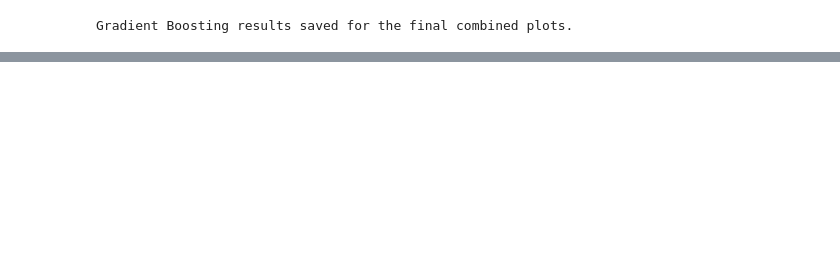
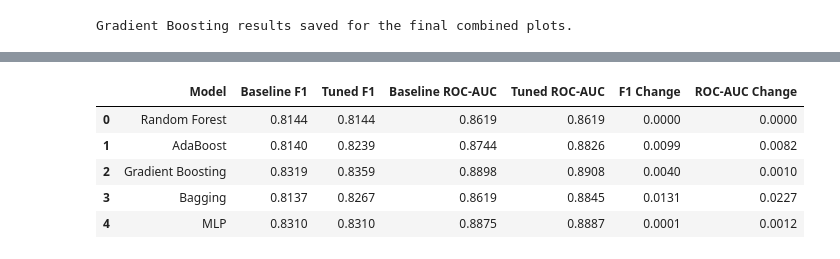
Before and after one commit to snehitha-araveti/ML-Capstone-Project-2026, a Jupyter notebook: notebooks/classification.ipynb, the cells around one changed output, grey strips where cells are left out. Drawn from its saved outputs; the diff is of its cells as text; code cells hidden in the pictures; blank space fills up the shorter version.

```diff
--- a/notebooks/classification.ipynb
+++ b/notebooks/classification.ipynb
@@ -2176,0 +2962,60 @@ Gradient Boosting results saved for the final combined plots.
+# %%
+
+# Compare baseline and tuned performance across all Part B models
+
+tuning_comparison = pd.DataFrame([
+    {
+        "Model": "Random Forest",
+        "Baseline F1": rf_baseline_metrics["F1-Score"],
+        "Tuned F1": rf_tuned_metrics["F1-Score"],
+        "Baseline ROC-AUC": rf_baseline_metrics["ROC-AUC"],
+        "Tuned ROC-AUC": rf_tuned_metrics["ROC-AUC"]
+    },
+    {
+        "Model": "AdaBoost",
+        "Baseline F1": adaboost_baseline_metrics["F1-Score"],
+        "Tuned F1": adaboost_tuned_metrics["F1-Score"],
+        "Baseline ROC-AUC": adaboost_baseline_metrics["ROC-AUC"],
+        "Tuned ROC-AUC": adaboost_tuned_metrics["ROC-AUC"]
+    },
+    {
+        "Model": "Gradient Boosting",
+        "Baseline F1": gb_baseline_metrics["F1-Score"],
+        "Tuned F1": gb_tuned_metrics["F1-Score"],
+        "Baseline ROC-AUC": gb_baseline_metrics["ROC-AUC"],
+        "Tuned ROC-AUC": gb_tuned_metrics["ROC-AUC"]
+    },
+    {
+        "Model": "Bagging",
+        "Baseline F1": bagging_baseline_metrics["F1-Score"],
+        "Tuned F1": bagging_tuned_metrics["F1-Score"],
+        "Baseline ROC-AUC": bagging_baseline_metrics["ROC-AUC"],
+        "Tuned ROC-AUC": bagging_tuned_metrics["ROC-AUC"]
+    },
+    {
+        "Model": "MLP",
+        "Baseline F1": mlp_baseline_metrics["F1-Score"],
+        "Tuned F1": mlp_tuned_metrics["F1-Score"],
+        "Baseline ROC-AUC": mlp_baseline_metrics["ROC-AUC"],
+        "Tuned ROC-AUC": mlp_tuned_metrics["ROC-AUC"]
+    }
+])
+
+tuning_comparison["F1 Change"] = (
+    tuning_comparison["Tuned F1"] -
+    tuning_comparison["Baseline F1"]
+)
+
+tuning_comparison["ROC-AUC Change"] = (
+    tuning_comparison["Tuned ROC-AUC"] -
+    tuning_comparison["Baseline ROC-AUC"]
+)
+
+display(tuning_comparison.round(4))
+# %% [output]
+|  | Model | Baseline F1 | Tuned F1 | Baseline ROC-AUC | Tuned ROC-AUC | F1 Change | ROC-AUC Change |
+| 0 | Random Forest | 0.8144 | 0.8144 | 0.8619 | 0.8619 | 0.0000 | 0.0000 |
+| 1 | AdaBoost | 0.8140 | 0.8239 | 0.8744 | 0.8826 | 0.0099 | 0.0082 |
+| 2 | Gradient Boosting | 0.8319 | 0.8359 | 0.8898 | 0.8908 | 0.0040 | 0.0010 |
+| 3 | Bagging | 0.8137 | 0.8267 | 0.8619 | 0.8845 | 0.0131 | 0.0227 |
+| 4 | MLP | 0.8310 | 0.8310 | 0.8875 | 0.8887 | 0.0001 | 0.0012 |
```
Also changed, not shown: parts of 25 cells of this notebook.
